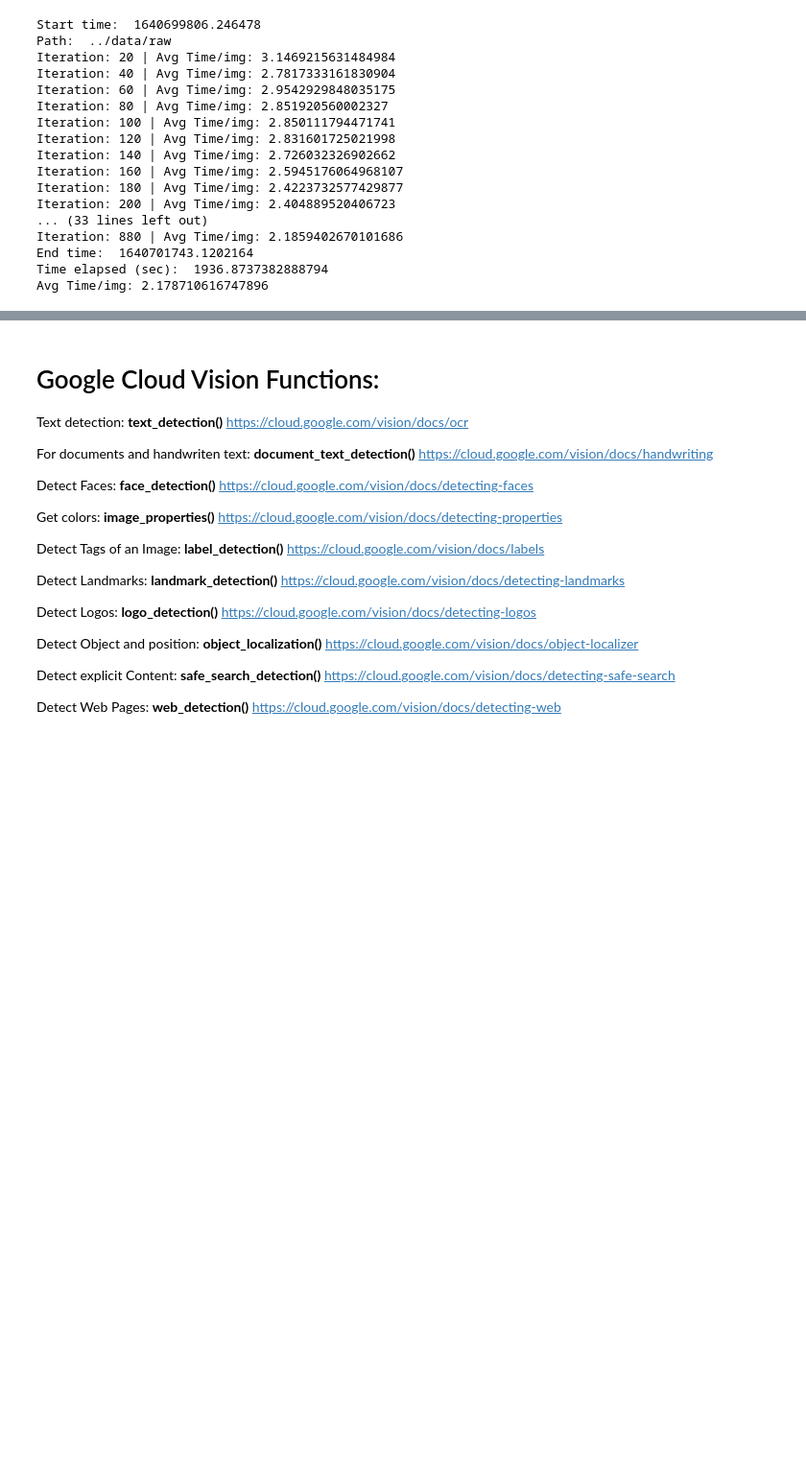
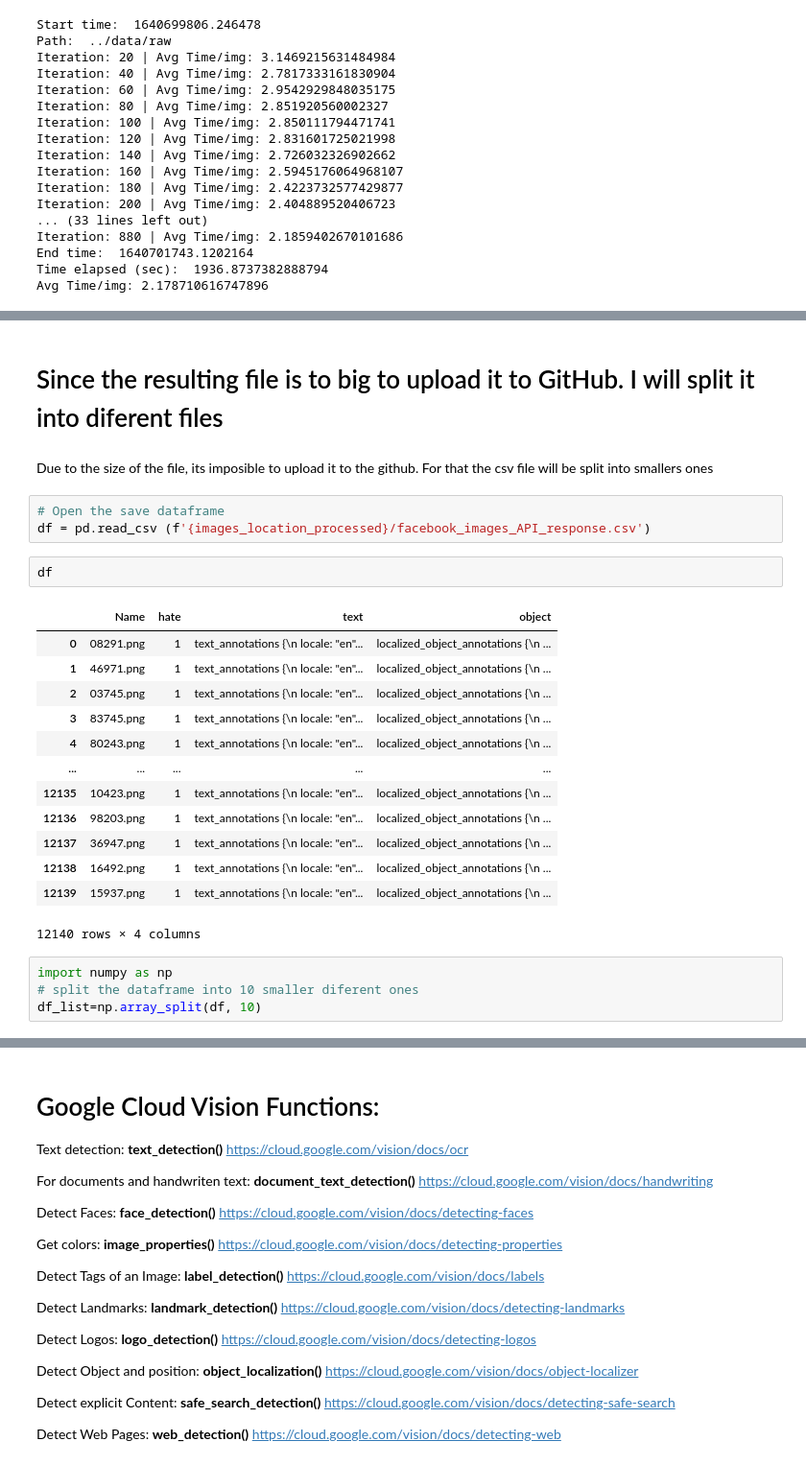
Before and after one commit to codepharmer/AIM-5011-NLP-Final-Project, a Jupyter notebook: notebooks/1.0-acpg-googleAPI-getText-getObjects.ipynb, the cells around one changed output, grey strips where cells are left out. Shown at 96% size. Cells and saved outputs as stored; diff of their text form; blank space fills up the shorter version.

```diff
--- a/notebooks/1.0-acpg-googleAPI-getText-getObjects.ipynb
+++ b/notebooks/1.0-acpg-googleAPI-getText-getObjects.ipynb
@@ -266,0 +283,27 @@ mainGetTextAndObjectsFromImages("facebook")
+# %% [markdown]
+# Since the resulting file is to big to upload it to GitHub. I will split it into diferent files
+# %% [markdown]
+Due to the size of the file, its imposible to upload it to the github. For that the csv file will be split into smallers ones
+# %%
+# Open the save dataframe
+df = pd.read_csv (f'{images_location_processed}/facebook_images_API_response.csv')
+# %%
+df
+# %% [output]
+|  | Name | hate | text | object |
+| 0 | 08291.png | 1 | text_annotations {\n locale: "en"... | localized_object_annotations {\n ... |
+| 1 | 46971.png | 1 | text_annotations {\n locale: "en"... | localized_object_annotations {\n ... |
+| 2 | 03745.png | 1 | text_annotations {\n locale: "en"... | localized_object_annotations {\n ... |
+| 3 | 83745.png | 1 | text_annotations {\n locale: "en"... | localized_object_annotations {\n ... |
+| 4 | 80243.png | 1 | text_annotations {\n locale: "en"... | localized_object_annotations {\n ... |
+| ... | ... | ... | ... | ... |
+| 12135 | 10423.png | 1 | text_annotations {\n locale: "en"... | localized_object_annotations {\n ... |
+| 12136 | 98203.png | 1 | text_annotations {\n locale: "en"... | localized_object_annotations {\n ... |
+| 12137 | 36947.png | 1 | text_annotations {\n locale: "en"... | localized_object_annotations {\n ... |
+| 12138 | 16492.png | 1 | text_annotations {\n locale: "en"... | localized_object_annotations {\n ... |
+| 12139 | 15937.png | 1 | text_annotations {\n locale: "en"... | localized_object_annotations {\n ... |
+12140 rows × 4 columns
+# %%
+import numpy as np
+# split the dataframe into 10 smaller diferent ones
+df_list=np.array_split(df, 10)
```
Also changed, not shown: parts of 5 cells of this notebook, 10 other files.
